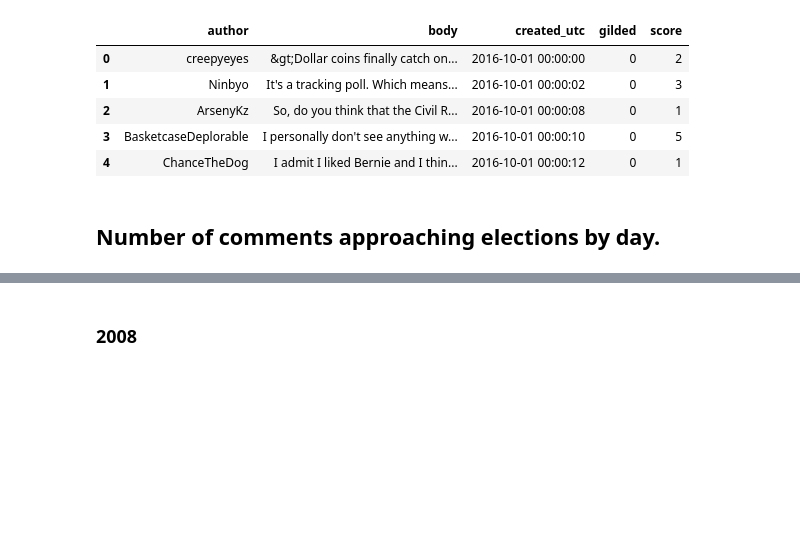
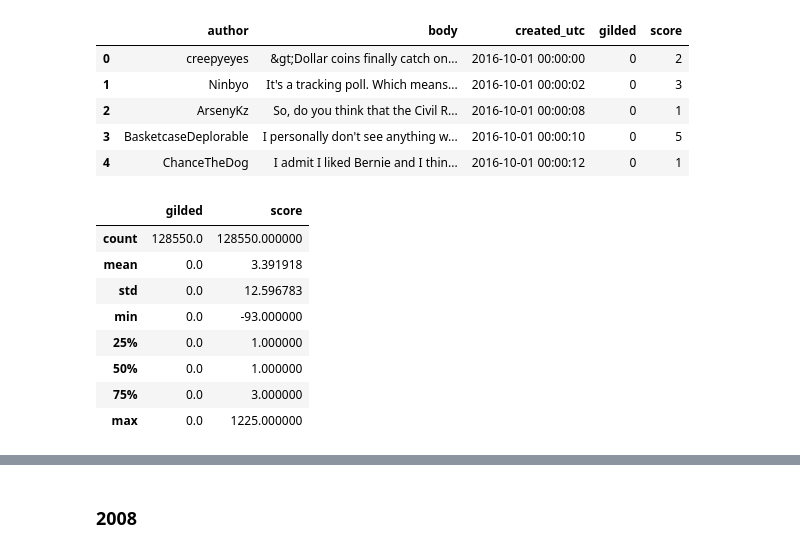
Before and after one commit to arthishow/Project, a Jupyter notebook: Milestone 2.ipynb, the cells around one changed output, grey strips where cells are left out. Cells and saved outputs as stored; diff of their text form; code cells hidden in the pictures; blank space fills up the shorter version.

```diff
--- a/Milestone 2.ipynb
+++ b/Milestone 2.ipynb
@@ -69,5 +71,15 @@ df_2016.head()
 | 2 | ArsenyKz | So, do you think that the Civil R... | 2016-10-01 00:00:08 | 0 | 1 |
 | 3 | BasketcaseDeplorable | I personally don't see anything w... | 2016-10-01 00:00:10 | 0 | 5 |
 | 4 | ChanceTheDog | I admit I liked Bernie and I thin... | 2016-10-01 00:00:12 | 0 | 1 |
-# %% [markdown]
-## Number of comments approaching elections by day.
+# %%
+df_2008.describe()
+# %% [output]
+|  | gilded | score |
+| count | 128550.0 | 128550.000000 |
+| mean | 0.0 | 3.391918 |
+| std | 0.0 | 12.596783 |
+| min | 0.0 | -93.000000 |
+| 25% | 0.0 | 1.000000 |
+| 50% | 0.0 | 1.000000 |
+| 75% | 0.0 | 3.000000 |
+| max | 0.0 | 1225.000000 |
```
Also changed, not shown: parts of 17 cells of this notebook.
